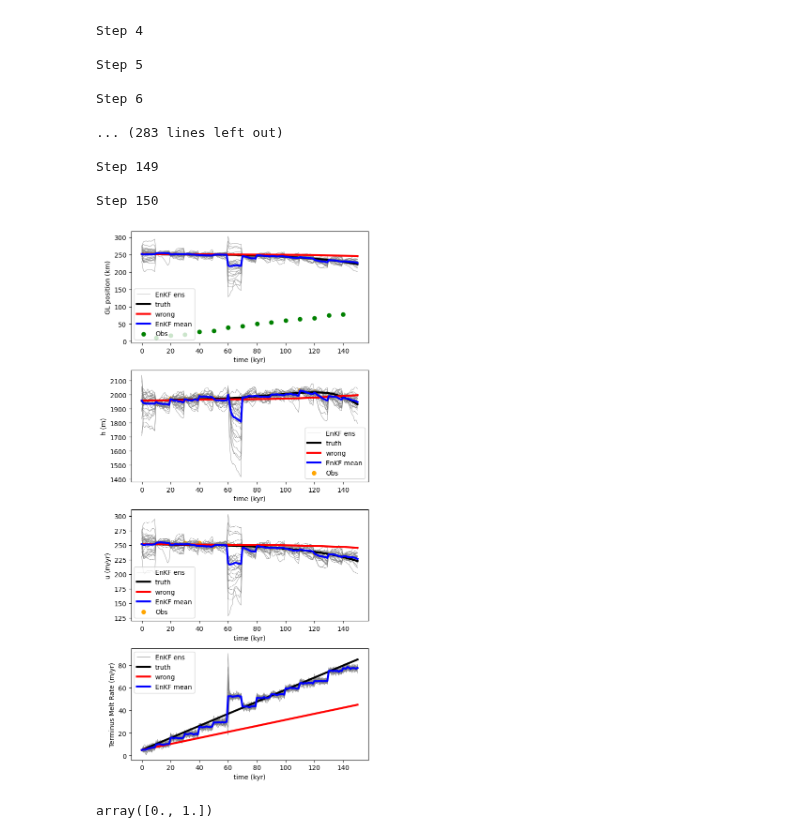
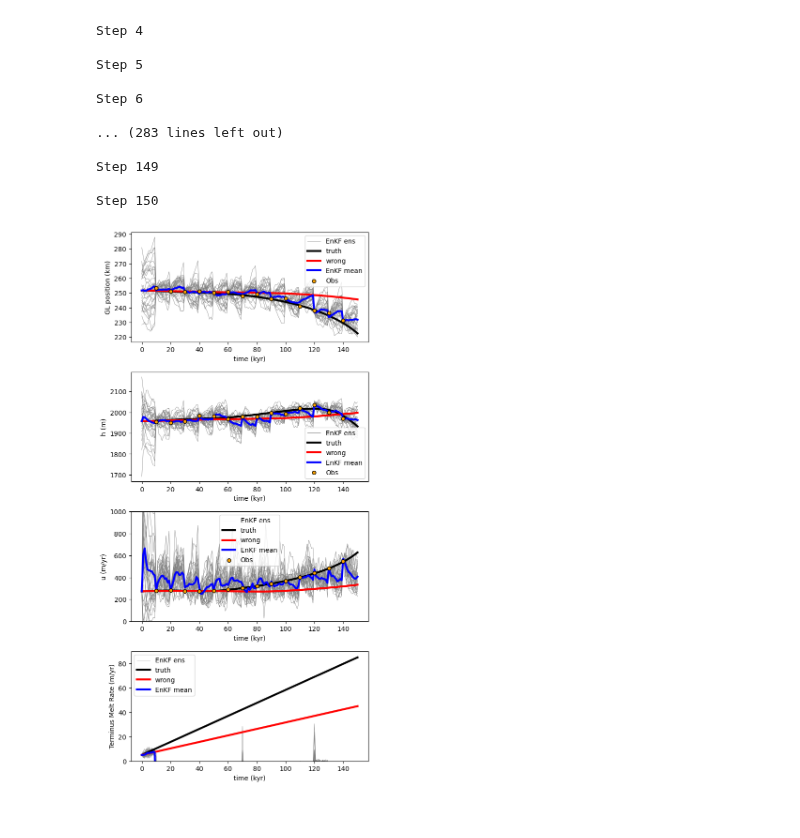
Before and after one commit to KYANJO/Data_assimilation_project, a Jupyter notebook: EnKF.ipynb, the cells around one changed output. Drawn from its saved outputs; the diff is of its cells as text; code cells hidden in the pictures.

Commit message:
python code works, in agreement with Julia

```diff
--- a/EnKF.ipynb
+++ b/EnKF.ipynb
@@ -106,12 +106,13 @@ def Obs(huxg_virtual_obs, m_obs):
     di = int((n - 2) / (2 * m))  # Python uses int for integer division
 
     # Fill in the H matrix
-    for i in range(1, m + 1):  # Python's range is 0-based, so start from 1
-        H[i - 1, i * di] = 1  # Adjust for 0-based indexing
-        H[m + i - 1, int((n - 2) / 2) + i * di] = 1  # Adjust for 0-based indexing
+    for i in range(m):
+        H[i, i * di] = 1
+        H[m + i, int((n - 2) / 2) + i * di] = 1
+
 
     # Final element of H matrix
-    H[m * 2, n - 1] = 1  # Adjust for 0-based indexing
+    H[m * 2, n - 2] = 1  # Adjust for 0-based indexing
 
     # Perform matrix multiplication
     z = H @ huxg_virtual_obs  # '@' operator for matrix multiplication in Python
@@ -128,12 +129,12 @@ def JObs(n_model, m_obs):
     di = int((n - 2) / (2 * m))  # Convert distance to an integer
 
     # Fill in the H matrix
-    for i in range(1, m + 1):  # Python uses 0-based indexing
-        H[i - 1, i * di] = 1  # Adjust for 0-based indexing
-        H[m + i - 1, int((n - 2) / 2) + i * di] = 1  # Adjust for 0-based indexing
+    for i in range(m):  # Python uses 0-based indexing
+        H[i, i * di] = 1  # Adjust for 0-based indexing
+        H[m + i, int((n - 2) / 2) + i * di] = 1  # Adjust for 0-based indexing
 
     # Final element of H matrix
-    H[m * 2, n - 1] = 1  # Adjust for 0-based indexing
+    H[m * 2, n - 2] = 1  # Adjust for 0-based indexing
 
     return H
 
@@ -632,67 +629,65 @@ for i in range(xg_EnKF_ens.shape[1]):
 axes[0].plot(ts / params["year"], xg_truth / 1e3, lw=3, color='black', label='truth')
 axes[0].plot(ts / params["year"], xg_wrong / 1e3, lw=3, color='red', label='wrong')
 axes[0].plot(ts / params["year"], xg_EnKF_ens_mean / 1e3, lw=3, color='blue', label='EnKF mean')
-# axes[0].scatter(ts_obs / params["year"], xg_obs / 1e3, color='orange', label='Obs')
-axes[0].scatter(ts_obs / params["year"], xg_obs / 1e3, color='green', label='Obs')
+axes[0].scatter(ts_obs / params["year"], xg_obs / 1e3, color='orange', s=30, edgecolor='black', label='Obs', zorder=3)
 axes[0].set_xlabel("time (kyr)")
 axes[0].set_ylabel("GL position (km)")
 axes[0].legend(loc='best')
 
 # 2. Plot h mid-profile
-h_truth = np.concatenate(([huxg_out0[25]], huxg_out1[25, :])) * params["hscale"]
-h_wrong = np.concatenate(([statevec_init[25]], huxg_out2[25, :])) * params["hscale"]
-h_EnKF_ens_mean = statevec_ens_mean[25, :] * params["hscale"]
-h_EnKF_ens = statevec_ens_full[25, :, :].T * params["hscale"]
-h_obs = huxg_virtual_obs[25, :] * params["hscale"]
+index_h = 25
+h_truth = np.concatenate(([huxg_out0[index_h]], huxg_out1[index_h, :])) * params["hscale"]
+h_wrong = np.concatenate(([statevec_init[index_h]], huxg_out2[index_h, :])) * params["hscale"]
+h_EnKF_ens_mean = statevec_ens_mean[index_h, :] * params["hscale"]
+h_EnKF_ens = statevec_ens_full[index_h, :, :].T * params["hscale"]
+h_obs = huxg_virtual_obs[index_h, :] * params["hscale"]
 
 for i in range(h_EnKF_ens.shape[1]):  # Loop over ensemble members
     axes[1].plot(ts / params["year"], h_EnKF_ens[:, i], lw=0.5, color='gray', label="EnKF ens" if i == 0 else "")
 axes[1].plot(ts / params["year"], h_truth, lw=3, color='black', label='truth')
 axes[1].plot(ts / params["year"], h_wrong, lw=3, color='red', label='wrong')
 axes[1].plot(ts / params["year"], h_EnKF_ens_mean, lw=3, color='blue', label='EnKF mean')
-axes[1].scatter(ts_obs / params["year"], h_obs, color='orange', label='Obs')
+axes[1].scatter(ts_obs / params["year"], h_obs, color='orange', s=30, edgecolor='black', label='Obs', zorder=3)
 axes[1].set_xlabel("time (kyr)")
 axes[1].set_ylabel("h (m)")
 axes[1].legend(loc='best')
 
 # 3. Plot u at terminus
-u_truth = np.concatenate(([huxg_out0[100]], huxg_out1[100, :])) * params["uscale"] * params["year"]
-u_wrong = np.concatenate(([statevec_init[100]], huxg_out2[100, :])) * params["uscale"] * params["year"]
-u_EnKF_ens_mean = statevec_ens_mean[100, :] * params["uscale"] * params["year"]
-u_EnKF_ens = statevec_ens_full[100, :, :].T * params["uscale"] * params["year"]
-u_obs = huxg_virtual_obs[100, :] * params["uscale"] * params["year"]
+index_ut = 100 - 1
+u_truth = np.concatenate(([huxg_out0[index_ut]], huxg_out1[index_ut, :])) * params["uscale"] * params["year"]
+u_wrong = np.concatenate(([statevec_init[index_ut]], huxg_out2[index_ut, :])) * params["uscale"] * params["year"]
+u_EnKF_ens_mean = statevec_ens_mean[index_ut, :] * params["uscale"] * params["year"]
+u_EnKF_ens = statevec_ens_full[index_ut, :, :].T * params["uscale"] * params["year"]
+u_obs = huxg_virtual_obs[index_ut, :] * params["uscale"] * params["year"]
 
 for i in range(u_EnKF_ens.shape[1]):  # Loop over ensemble members
     axes[2].plot(ts / params["year"], u_EnKF_ens[:, i], lw=0.5, color='gray', label="EnKF ens" if i == 0 else "")
 
 axes[2].plot(ts / params["year"], u_truth, lw=3, color='black', label='truth')
 axes[2].plot(ts / params["year"], u_wrong, lw=3, color='red', label='wrong')
 axes[2].plot(ts / params["year"], u_EnKF_ens_mean, lw=3, color='blue', label='EnKF mean')
-axes[2].scatter(ts_obs / params["year"], u_obs, color='orange', label='Obs')
+axes[2].scatter(ts_obs / params["year"], u_obs, color='orange', s=30, edgecolor='black', label='Obs', zorder=3)
 axes[2].set_xlabel("time (kyr)")
 axes[2].set_ylabel("u (m/yr)")
+axes[2].set_ylim(0, 1000)
 axes[2].legend(loc='best')
 
 # 4. Plot terminus melt
 fm_EnKF_ens_mean = statevec_ens_mean[-1, :] * params["uscale"] * params["year"]
 fm_EnKF_ens = statevec_ens_full[-1, :, :].T * params["uscale"] * params["year"]
 
-# axes[3].plot(ts / params["year"], fm_EnKF_ens, lw=0.5, color='gray', label='EnKF ensemble')
 # Plot the ensemble (gray lines) on the 4th subplot
 for i in range(fm_EnKF_ens.shape[1]):  # Loop over ensemble members
     axes[3].plot(ts / params["year"], fm_EnKF_ens[:, i], lw=0.5, color='gray', label="EnKF ens" if i == 0 else "")
 axes[3].plot(ts / params["year"], fm_truth * params["year"], lw=3, color='black', label='truth')
 axes[3].plot(ts / params["year"], fm_wrong * params["year"], lw=3, color='red', label='wrong')
 axes[3].plot(ts / params["year"], fm_EnKF_ens_mean, lw=3, color='blue', label='EnKF mean')
 axes[3].set_xlabel("time (kyr)")
 axes[3].set_ylabel("Terminus Melt Rate (m/yr)")
+axes[3].set_ylim(0, 90)
 axes[3].legend(loc='best')
 
 plt.tight_layout()
 plt.show()
 # %% [output]
-[figure, old version]
+[figure, new version]
-# %%
-ts/params["year"]
-# %% [output]
-array([0., 1.])
```
Also changed, not shown: parts of 2 cells of this notebook, 1 other file.
